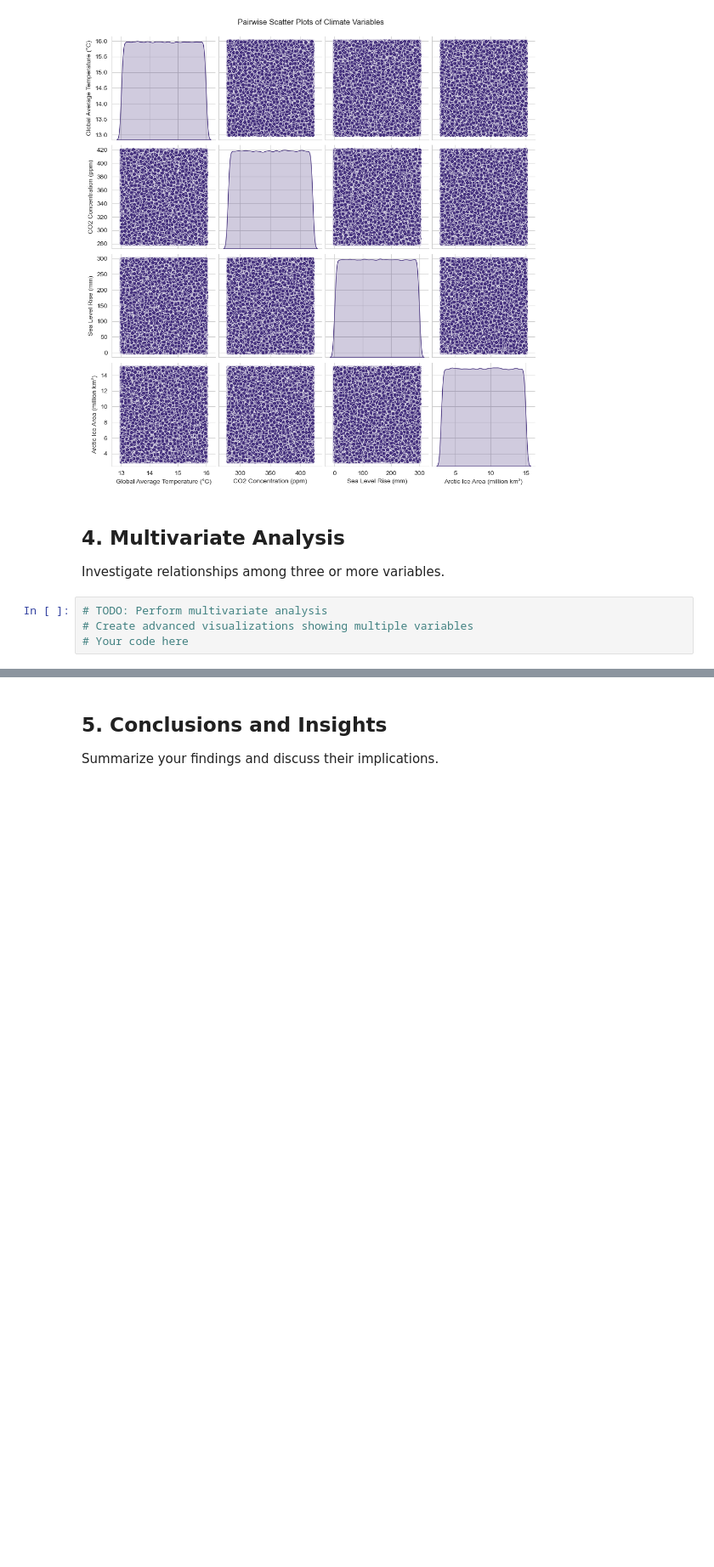
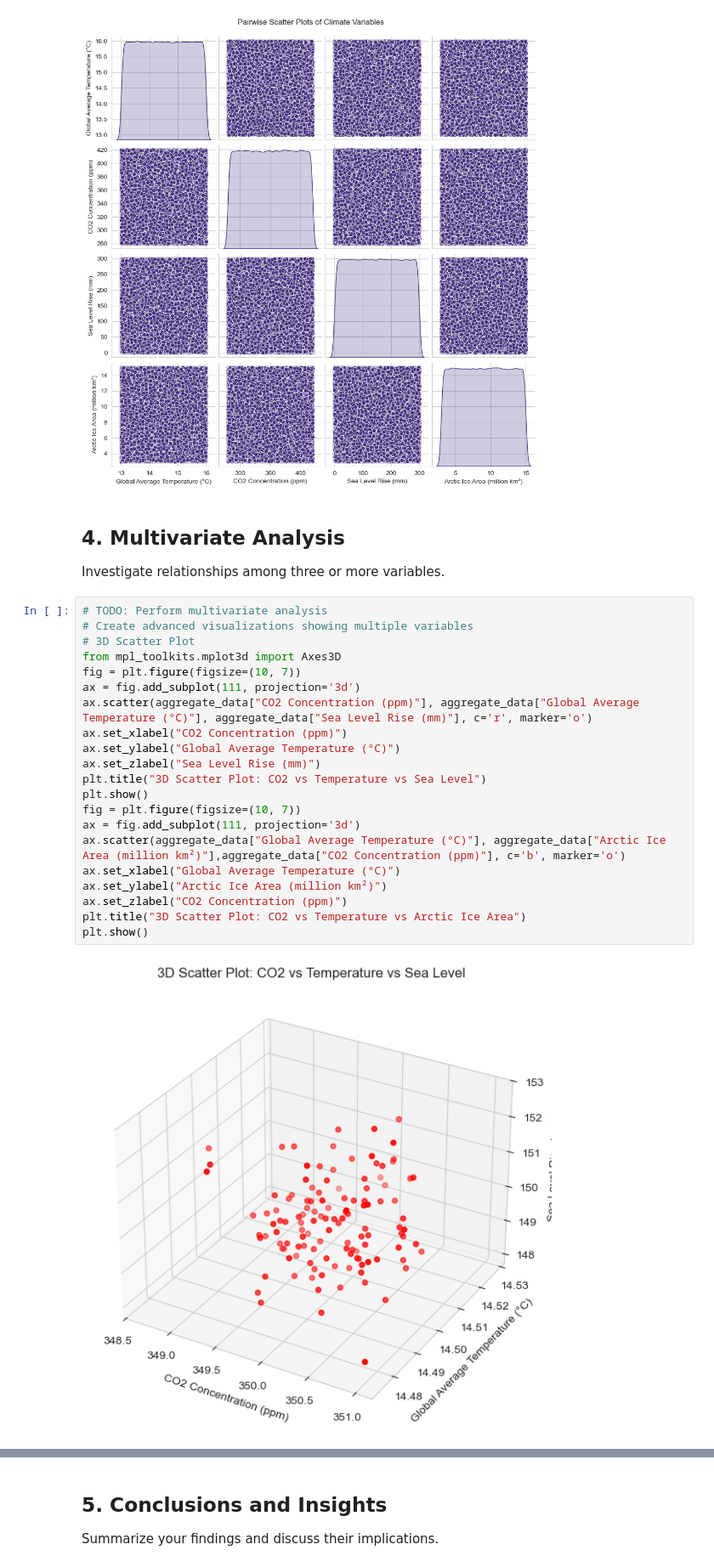
Before and after one commit to Omdena-NIC-Nepal/complete-eda-awesometeam, a Jupyter notebook: starter-notebook.ipynb, the cells around one changed output, grey strips where cells are left out. Shown at 85% size. Drawn from its saved outputs; the diff is of its cells as text; blank space fills up the shorter version.

Commit message:
3d plot

```diff
--- a/starter-notebook.ipynb
+++ b/starter-notebook.ipynb
@@ -178,7 +178,26 @@ plt.show()
 ## 4. Multivariate Analysis
 
 Investigate relationships among three or more variables.
-# %%
-# TODO: Perform multivariate analysis
-# Create advanced visualizations showing multiple variables
-# Your code here
+# %%
+# TODO: Perform multivariate analysis
+# Create advanced visualizations showing multiple variables
+# 3D Scatter Plot
+from mpl_toolkits.mplot3d import Axes3D
+fig = plt.figure(figsize=(10, 7))
+ax = fig.add_subplot(111, projection='3d')
+ax.scatter(aggregate_data["CO2 Concentration (ppm)"], aggregate_data["Global Average Temperature (°C)"], aggregate_data["Sea Level Rise (mm)"], c='r', marker='o')
+ax.set_xlabel("CO2 Concentration (ppm)")
+ax.set_ylabel("Global Average Temperature (°C)")
+ax.set_zlabel("Sea Level Rise (mm)")
+plt.title("3D Scatter Plot: CO2 vs Temperature vs Sea Level")
+plt.show()
+fig = plt.figure(figsize=(10, 7))
+ax = fig.add_subplot(111, projection='3d')
+ax.scatter(aggregate_data["Global Average Temperature (°C)"], aggregate_data["Arctic Ice Area (million km²)"],aggregate_data["CO2 Concentration (ppm)"], c='b', marker='o')
+ax.set_xlabel("Global Average Temperature (°C)")
+ax.set_ylabel("Arctic Ice Area (million km²)")
+ax.set_zlabel("CO2 Concentration (ppm)")
+plt.title("3D Scatter Plot: CO2 vs Temperature vs Arctic Ice Area")
+plt.show()
+# %% [output]
+[figure, added]
```
Also changed, not shown: parts of 1 cell of this notebook.
